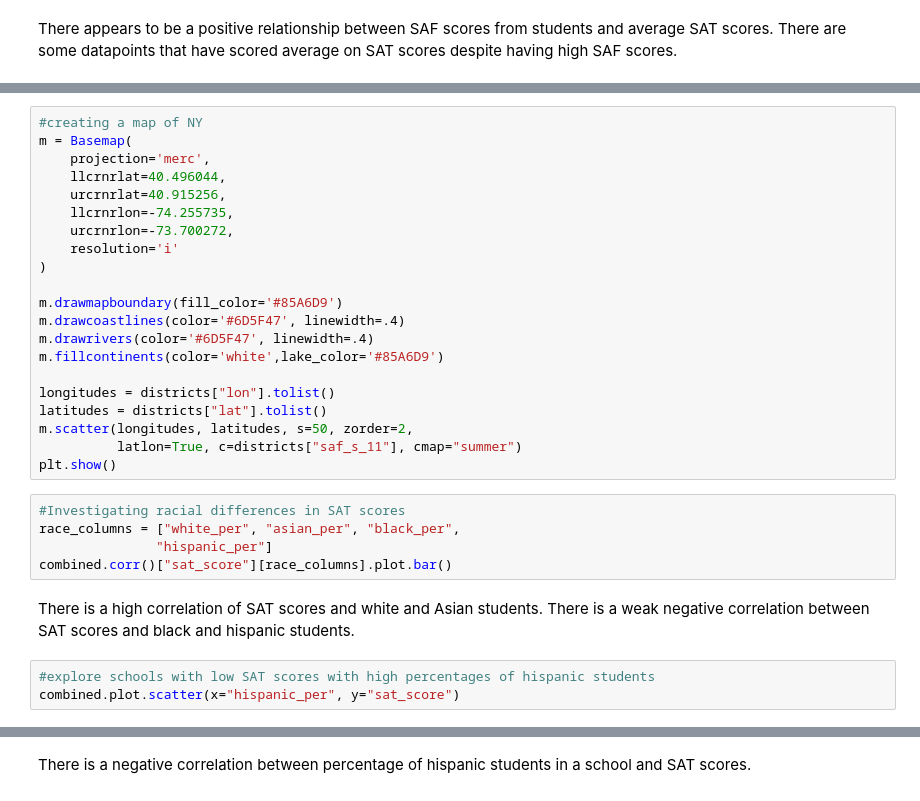
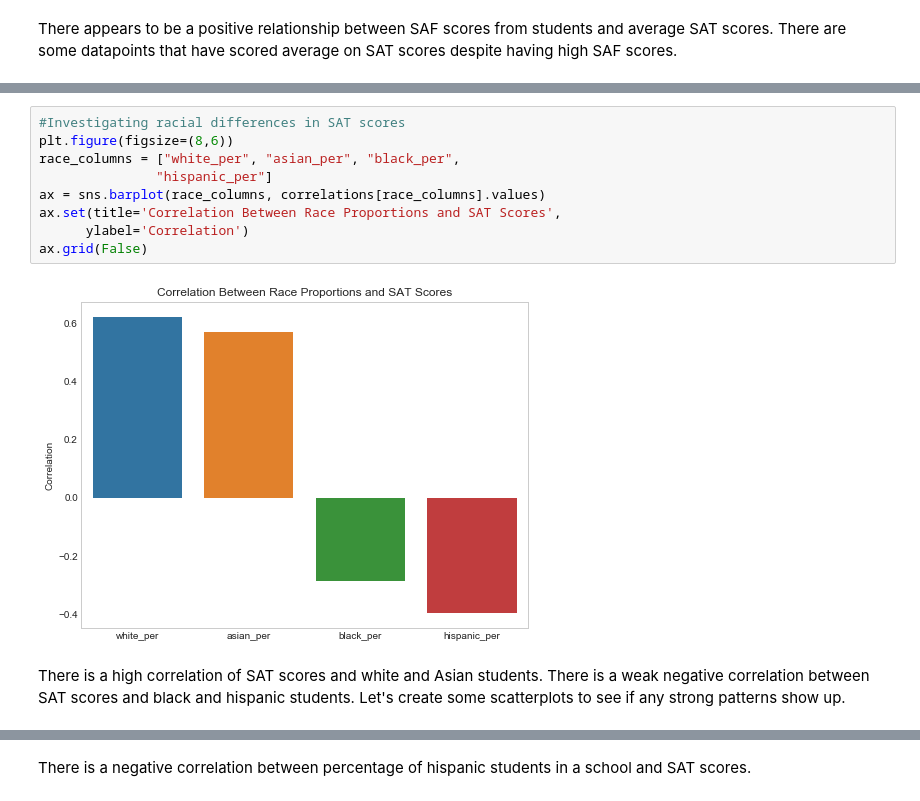
Before and after one commit to EngineBae/NYC-highschool-data, a Jupyter notebook: Schools.ipynb, the cells around one changed output, grey strips where cells are left out. Cells and saved outputs as stored; diff of their text form.

```diff
--- a/Schools.ipynb
+++ b/Schools.ipynb
@@ -306,31 +383,13 @@ ModuleNotFoundError: No module named 'mpl_toolkits.basemap'
-# %%
-#creating a map of NY
-m = Basemap(
-    projection='merc',
-    llcrnrlat=40.496044,
-    urcrnrlat=40.915256,
-    llcrnrlon=-74.255735,
-    urcrnrlon=-73.700272,
-    resolution='i'
-)
-
-m.drawmapboundary(fill_color='#85A6D9')
-m.drawcoastlines(color='#6D5F47', linewidth=.4)
-m.drawrivers(color='#6D5F47', linewidth=.4)
-m.fillcontinents(color='white',lake_color='#85A6D9')
-
-longitudes = districts["lon"].tolist()
-latitudes = districts["lat"].tolist()
-m.scatter(longitudes, latitudes, s=50, zorder=2,
-          latlon=True, c=districts["saf_s_11"], cmap="summer")
-plt.show()
 # %%
 #Investigating racial differences in SAT scores
+plt.figure(figsize=(8,6))
 race_columns = ["white_per", "asian_per", "black_per",
                "hispanic_per"]
-combined.corr()["sat_score"][race_columns].plot.bar()
+ax = sns.barplot(race_columns, correlations[race_columns].values)
+ax.set(title='Correlation Between Race Proportions and SAT Scores',
+      ylabel='Correlation')
+ax.grid(False)
+# %% [output]
+[figure, added]
 # %% [markdown]
-There is a high correlation of SAT scores and white and Asian students. There is a weak negative correlation between SAT scores and black and hispanic students.
+There is a high correlation of SAT scores and white and Asian students. There is a weak negative correlation between SAT scores and black and hispanic students. Let's create some scatterplots to see if any strong patterns show up.
-# %%
-#explore schools with low SAT scores with high percentages of hispanic students
-combined.plot.scatter(x="hispanic_per", y="sat_score")
```
Also changed, not shown: parts of 43 cells of this notebook.
